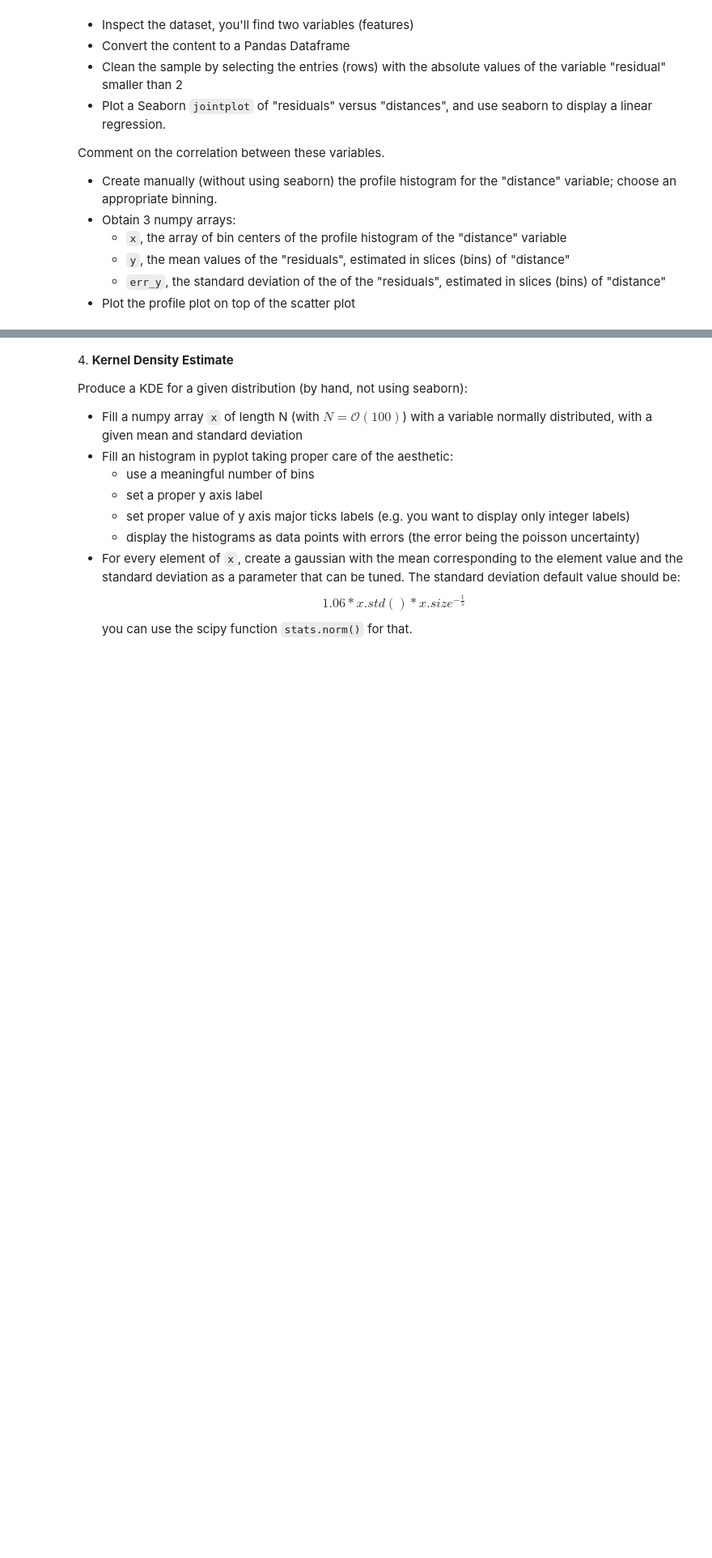
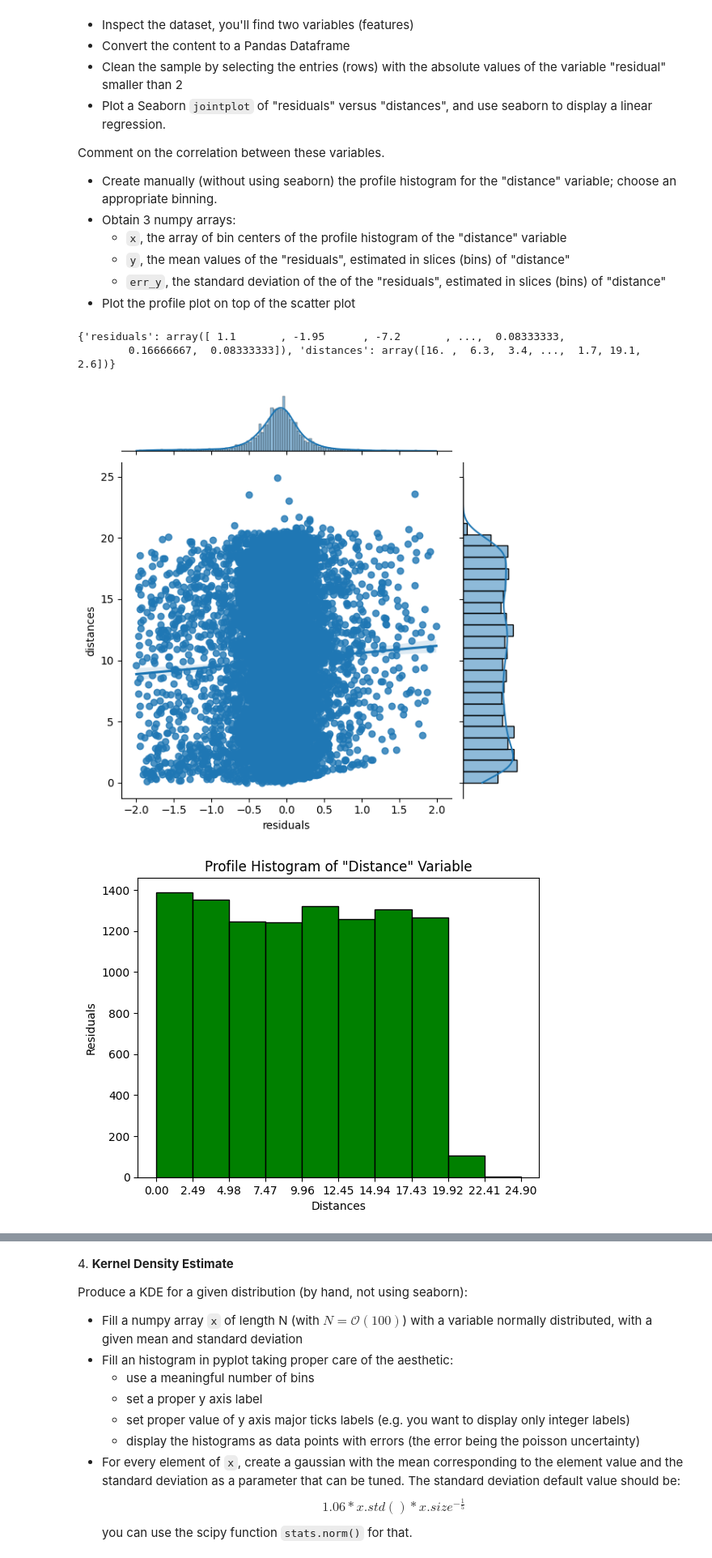
Before and after one commit to zucchett/ScientificComputingWithPython2022, a Jupyter notebook: 07ex_visualization.ipynb, the cells around one changed output, grey strips where cells are left out. Shown at 81% size. Drawn from its saved outputs; the diff is of its cells as text; code cells hidden in the pictures; blank space fills up the shorter version.

```diff
--- a/07ex_visualization.ipynb
+++ b/07ex_visualization.ipynb
@@ -47,3 +89,58 @@ Comment on the correlation between these variables.
   * `y`, the mean values of the "residuals", estimated in slices (bins) of "distance"
   * `err_y`, the standard deviation of the of the "residuals", estimated in slices (bins) of "distance"
 * Plot the profile plot on top of the scatter plot
+# %%
+# Part 3.
+import seaborn as sns
+data = pd.read_pickle('residuals_261.pkl')
+# Inspecting the data
+print(data)
+# Converting the data into Pandas DataFrame
+df = pd.DataFrame(data[()])
+# print(df)
+# Cleaning the sample by selecting the entries with the absolute values of the variable smaller than 2
+df = df[np.abs(df['residuals']) < 2]
+# print(df)
+# Plot a Seaborn jointplot of "residuals" versus "distances"
+sns.jointplot(x = "residuals", y = "distances", kind='reg', data=df)
+
+# From the jointplot, we can state that there is a positive correlation between the variables,
+# as the "residuals" values increase, "distances" also increase.
+
+# Creating the profile histogram for the "distance" variable.
+fig, ax = plt.subplots()
+counts, bins, patches = ax.hist(df['distances'], facecolor='green', edgecolor='black')
+# Set the ticks to be at the edges of the bins.
+ax.set_xticks(bins)
+plt.ylabel('Residuals')
+plt.xlabel('Distances')
+plt.title('Profile Histogram of "Distance" Variable')
+plt.show()
+
+# Obtain x, y and err_y
+x = bins
+y = np.array(np.mean(bins))
+err_y = np.array(np.std(bins))
+print('x:\n', x)
+print('y:\n', y)
+print('err_y:\n', err_y)
+
+# Plot the profile plot on top of scatter plot
+fig, ax = plt.subplots()
+counts, bins, patches = ax.hist(df['distances'], facecolor='green', edgecolor='black')
+# Set the ticks to be at the edges of the bins.
+ax.set_xticks(bins)
+plt.ylabel('Residuals')
+plt.xlabel('Distances')
+plt.title('Profile Histogram of "Distance" Variable')
+
+plt.scatter(df['residuals'], df['distances'])
+plt.xlabel('Residuals')
+plt.ylabel('Distances')
+plt.title('Scatter Plot of Residuals and Distances')
+plt.show()
+# %% [output]
+{'residuals': array([ 1.1       , -1.95      , -7.2       , ...,  0.08333333,
+        0.16666667,  0.08333333]), 'distances': array([16. ,  6.3,  3.4, ...,  1.7, 19.1,  2.6])}
+[figure, added]
+[figure, added]
```
Also changed, not shown: parts of 5 cells of this notebook, 14 other files.
